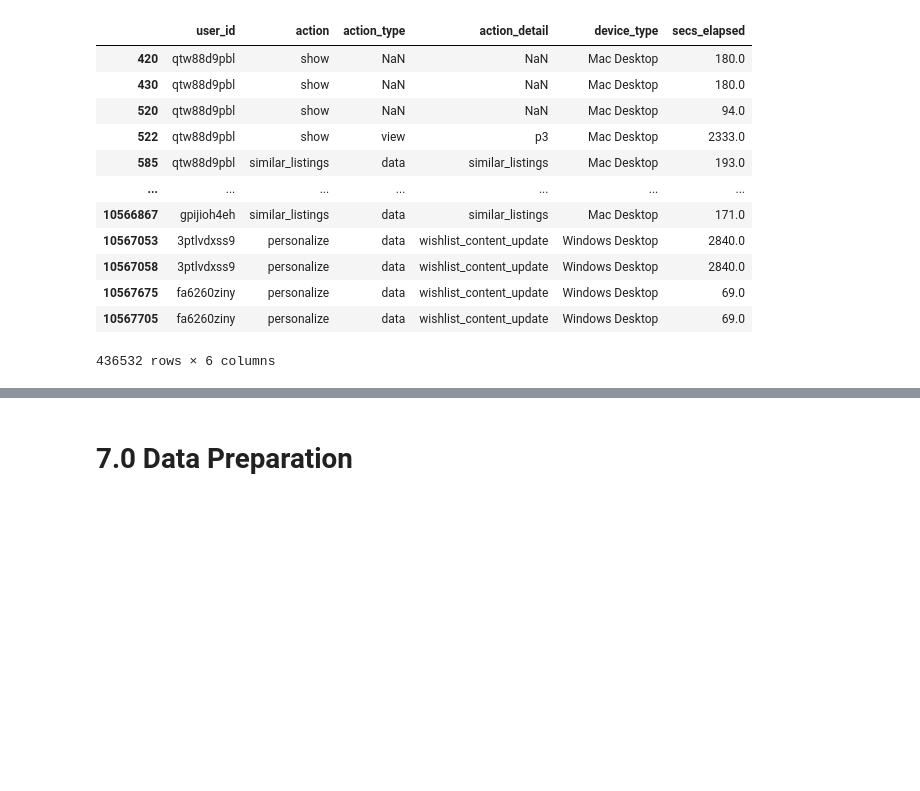
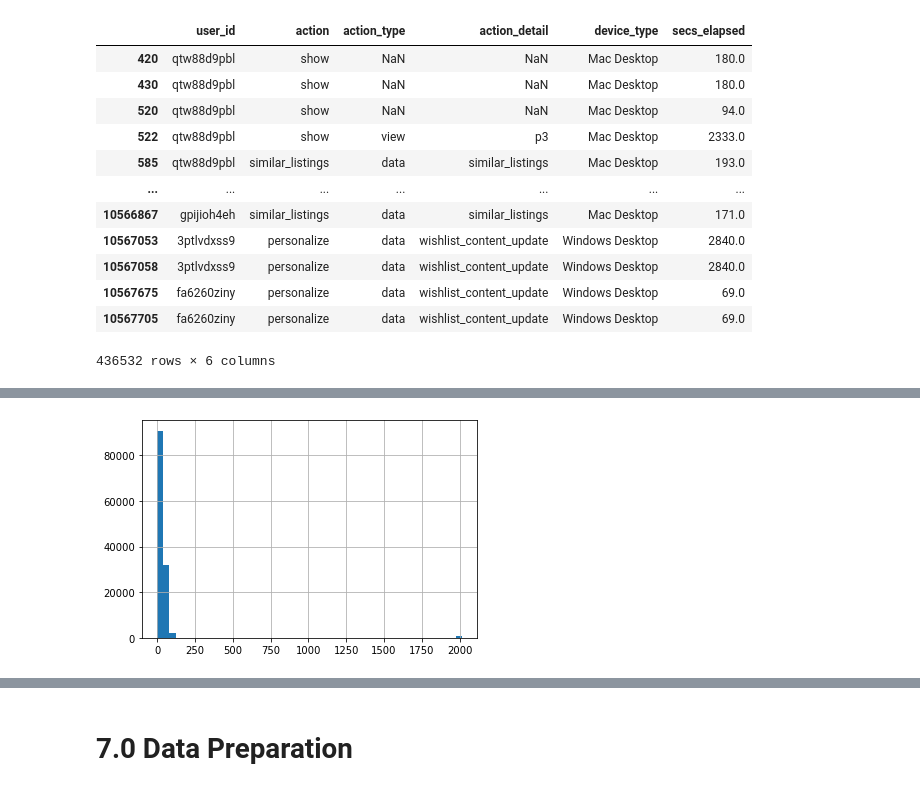
Before and after one commit to AllanCasado/airbnb_predict_first_booking, a Jupyter notebook: notebooks/airbnb.ipynb, the cells around one changed output, grey strips where cells are left out. Saved outputs shown, nothing was run; the diff lists cells and outputs as text; code cells hidden in the pictures; blank space fills up the shorter version.

```diff
--- a/notebooks/airbnb.ipynb
+++ b/notebooks/airbnb.ipynb
@@ -317,0 +329,3 @@ df_sessions_01[df_sessions_01.duplicated(subset=None, keep=False)]
+# %%
+df_users_02 = df_users_01.copy()
+df_users_02.drop('id', axis=1, inplace=True)
@@ -317,0 +364,5 @@ df_sessions_01[df_sessions_01.duplicated(subset=None, keep=False)]
+# %%
+df_users_02.age.hist(bins=50)
+plt.show()
+# %% [output]
+[figure, added]
```
Also changed, not shown: parts of 35 cells of this notebook.
